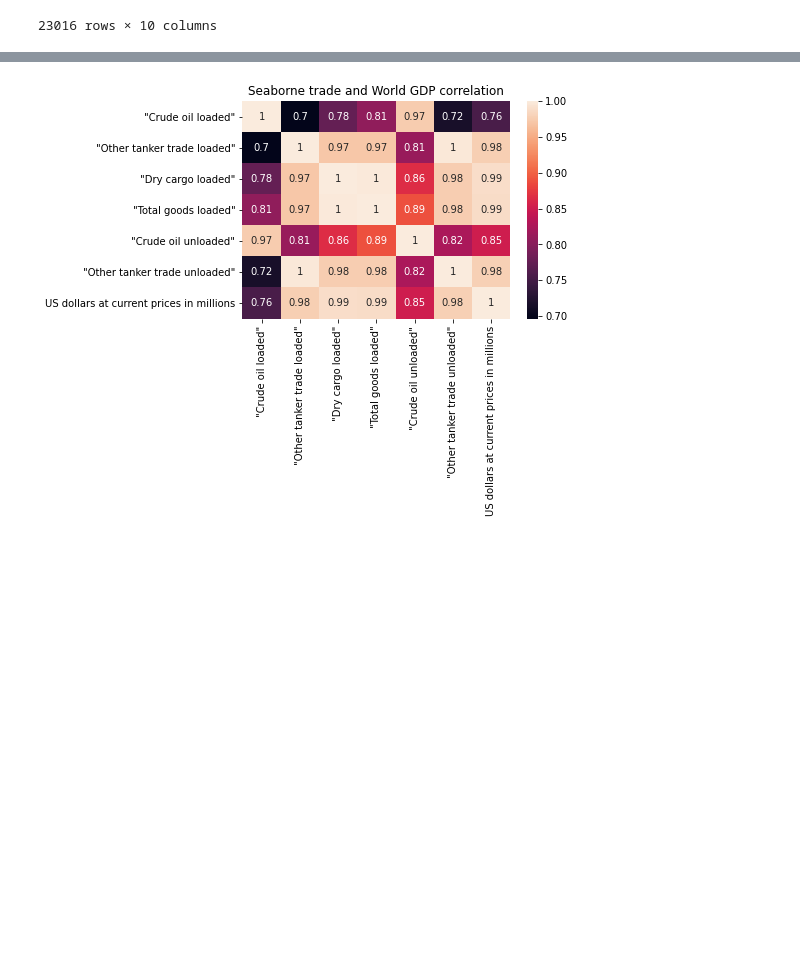
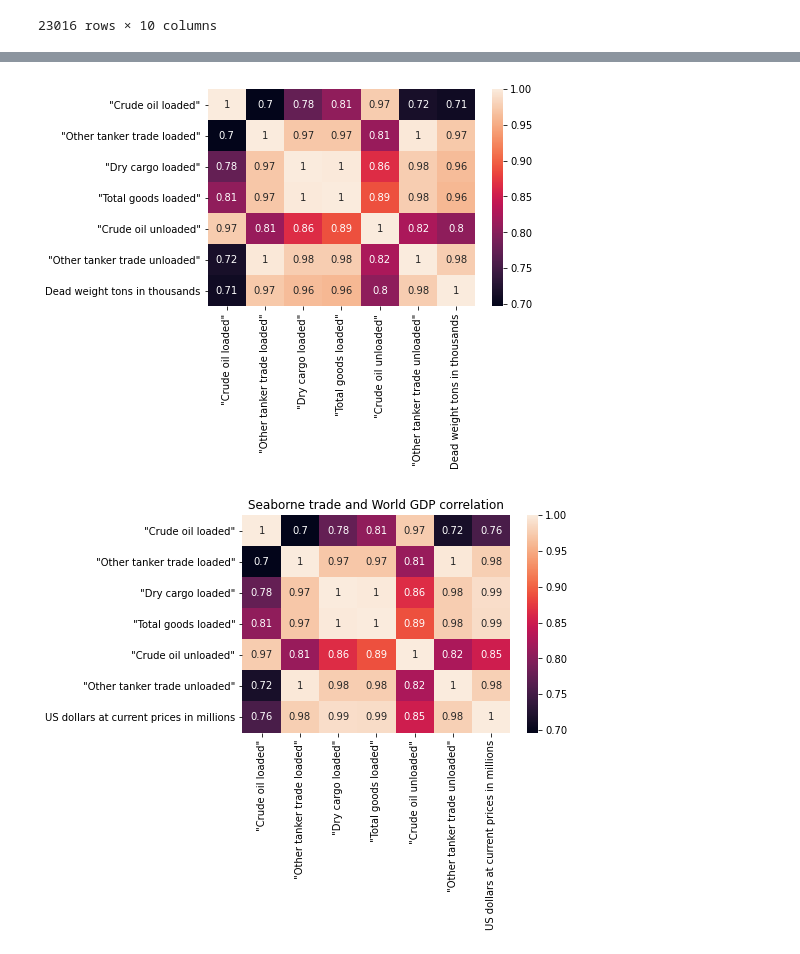
Before and after one commit to Jaraiz91/Javier_Araiz_TheBridge, a Jupyter notebook: EDA_Project/src/main.ipynb, the cells around one changed output, grey strips where cells are left out. Saved outputs shown, nothing was run; the diff lists cells and outputs as text; code cells hidden in the pictures; blank space fills up the shorter version.

```diff
--- a/EDA_Project/src/main.ipynb
+++ b/EDA_Project/src/main.ipynb
@@ -240,3 +240,7 @@ df_fleet
 | 77555 | 77555 | 2020 | 0000 | World | 4 | Container ships | 274856.487 | ... |
 | 77556 | 77556 | 2020 | 0000 | World | 5 | Other types of ships | 237099.636 | ... |
 246 rows × 10 columns
+# %%
+# We want to compare then fleet growth with sea trade. so we are going to get the values shptype Label = Total fleet for that matter
+total_fleet_growth = df_fleet[df_fleet['ShipType Label']== 'Total fleet']
+total_fleet_growth
@@ -462 +548,7 @@ plt.savefig('../Resources/avgeVStotalDweight.png')
 <Figure size 432x288 with 0 Axes>
+# %%
+# we concatenate the Deadweight column to seatrade to make a plot comparison
+size_diff = df_sea_trade.index.size - total_fleet_growth.index.size
+total_fleet_growth.index = df_sea_trade.index[size_diff:]
+fleet_seatrade = pd.concat([df_sea_trade, total_fleet_growth['Dead weight tons in thousands']], axis=1)
+fleet_seatrade.to_csv('../Data/Def_Data/fleet_seatrade.csv')
@@ -463,3 +575,8 @@ plt.savefig('../Resources/avgeVStotalDweight.png')
+# %%
+sns.heatmap(fleet_seatrade.corr(), annot= True)
+plt.savefig('../Resources/fleet_seatrade.png')
+# %% [output]
+[figure, added]
 # %%
 # In order to see the relation betwwen GDP and seatrade we are going to merge the dataframes
 GDPtotal_world = pd.read_csv('../Data/Def_Data/GDP_world.csv')
```
Also changed, not shown: parts of 12 cells of this notebook, 10 other files.
